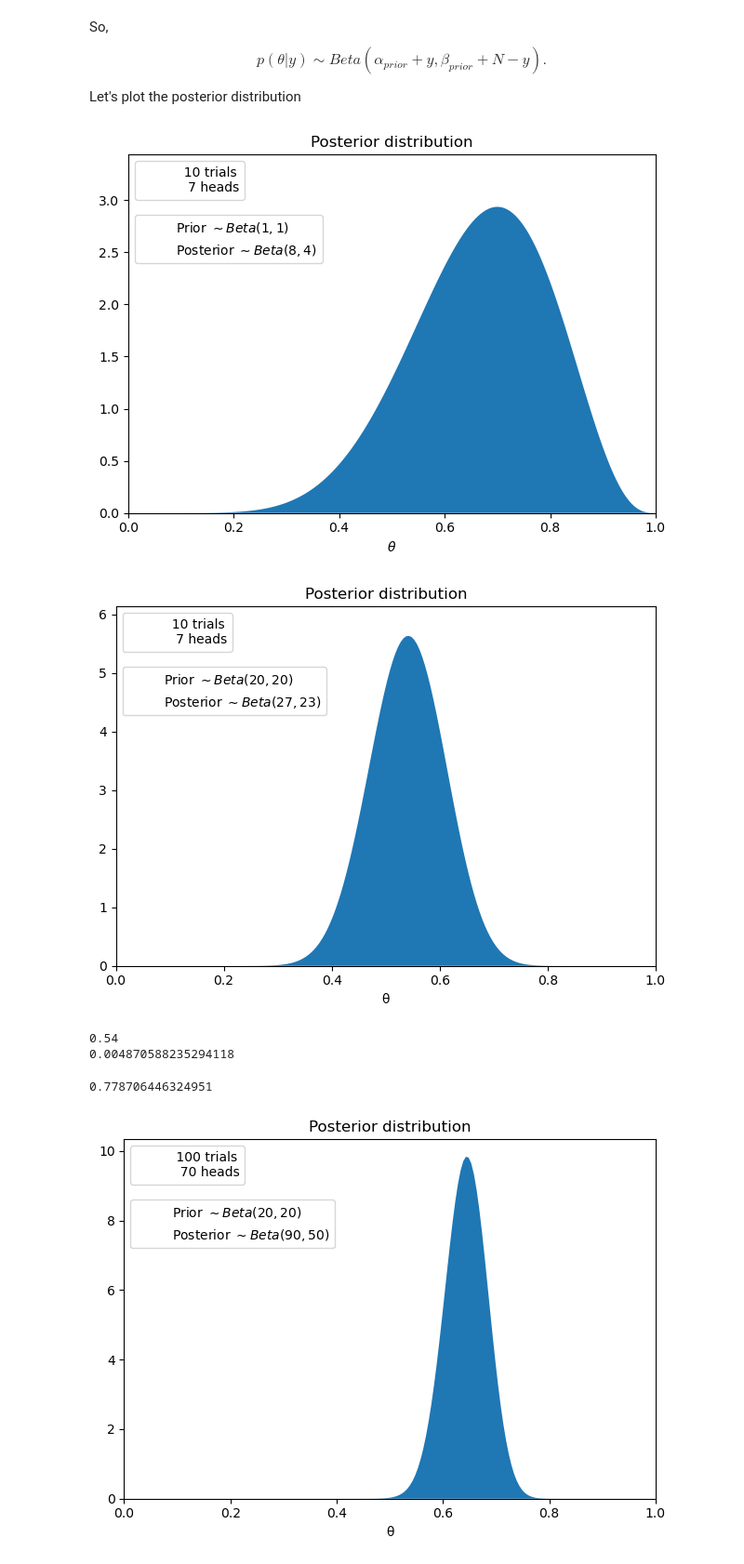
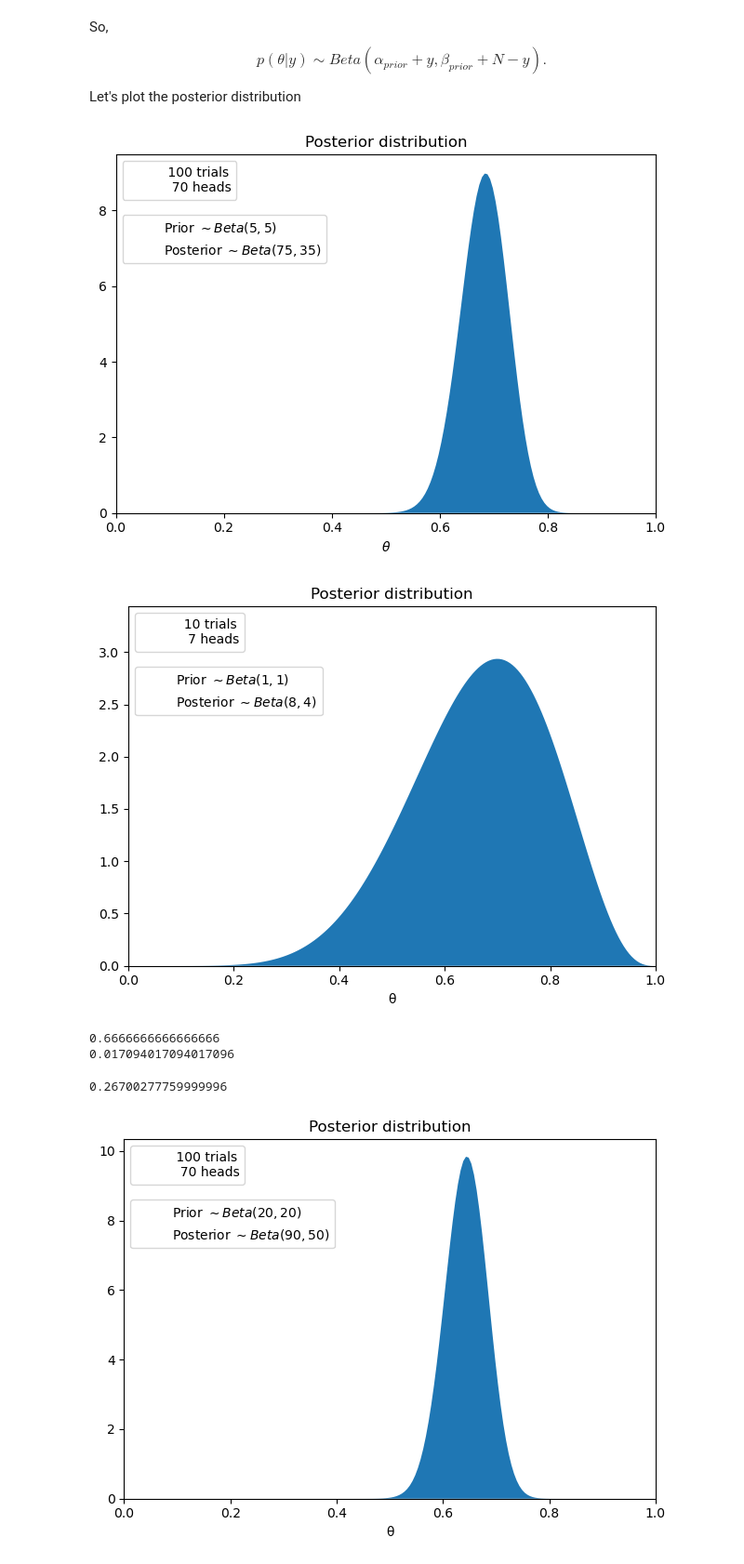
Before and after one commit to carlosds731/BayesianStats, a Jupyter notebook: binomial_model.ipynb, the cells around one changed output. Shown at 93% size. Cells and saved outputs as stored; diff of their text form; code cells hidden in the pictures.

```diff
--- a/binomial_model.ipynb
+++ b/binomial_model.ipynb
@@ -153,12 +153,12 @@ $$p\left( {\theta \left| y \right.} \right) \sim Beta\left( {{\alpha _{prior}} +
 Let's plot the posterior distribution
 # %%
 # Using Beta(1,1) as the prior
-a_prior = 1
-b_prior = 1
+a_prior = 5
+b_prior = 5
 
 
-N = 10
-y = 7
+N = 100
+y = 70
 
 dist = stats.beta
 
@@ -188,7 +188,7 @@ plt.xlabel(r'$\theta$')
 plt.title('Posterior distribution')
 plt.tight_layout()
 # %% [output]
-[figure, old version]
+[figure, new version]
 # %%
 def draw_posterior(a_prior, b_prior, N, successes):
     """
@@ -223,19 +223,19 @@ def draw_posterior(a_prior, b_prior, N, successes):
     plt.tight_layout()
     return dist
 # %%
-posterior_dist = draw_posterior(20,20,10,7)
+posterior_dist = draw_posterior(1,1,10,7)
 # %% [output]
-[figure, old version]
+[figure, new version]
 # %%
 print(posterior_dist.mean())
 print(posterior_dist.var())
 # %% [output]
-0.54
-0.004870588235294118
+0.6666666666666666
+0.017094017094017096
 # %%
 posterior_dist.cdf(0.6)-posterior_dist.cdf(0.4)
 # %% [output]
-0.778706446324951
+0.26700277759999996
 # %%
 posterior_dist =draw_posterior(20,20,100,70)
 # %% [output]
```
Also changed, not shown: 14 other files.
